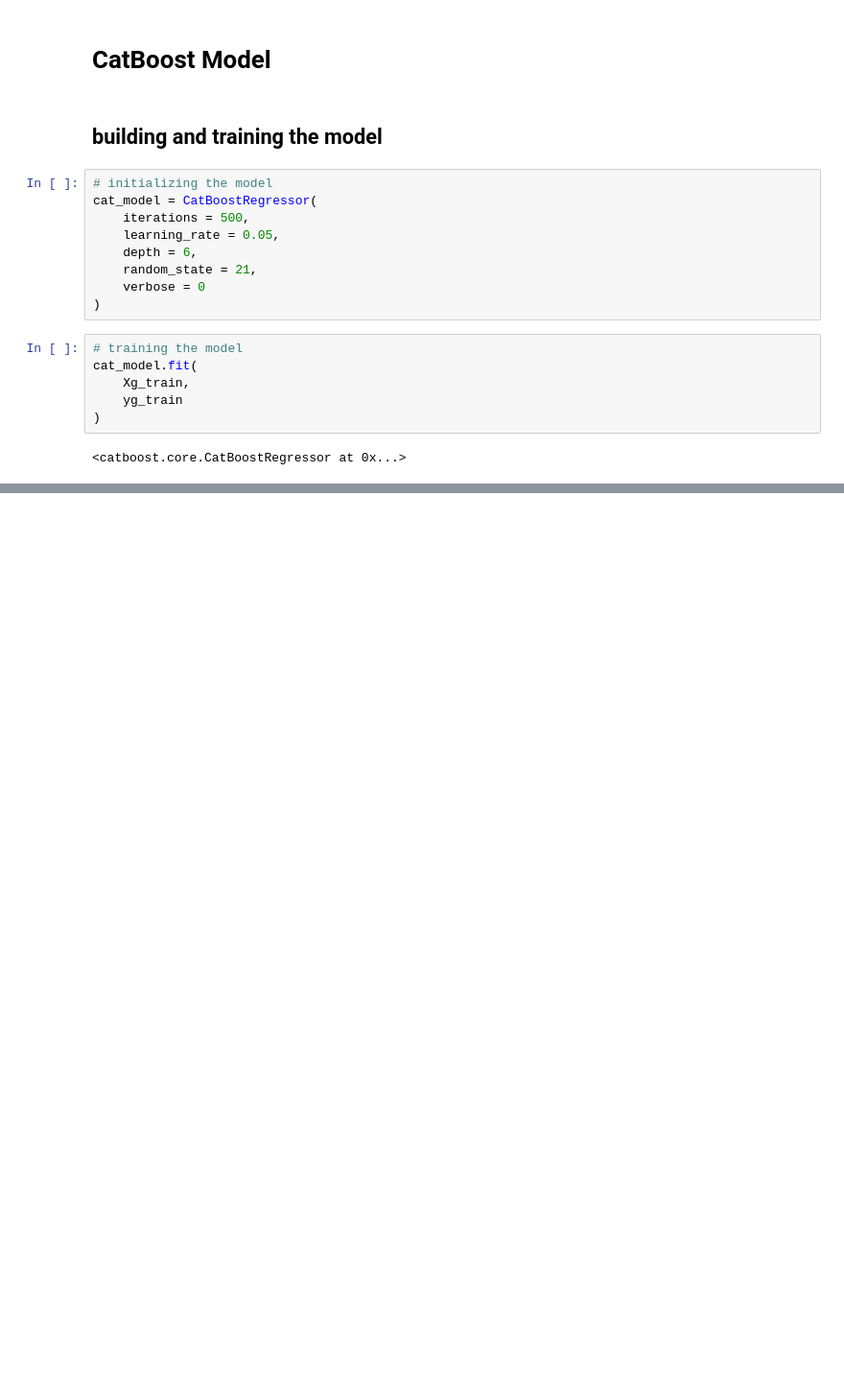
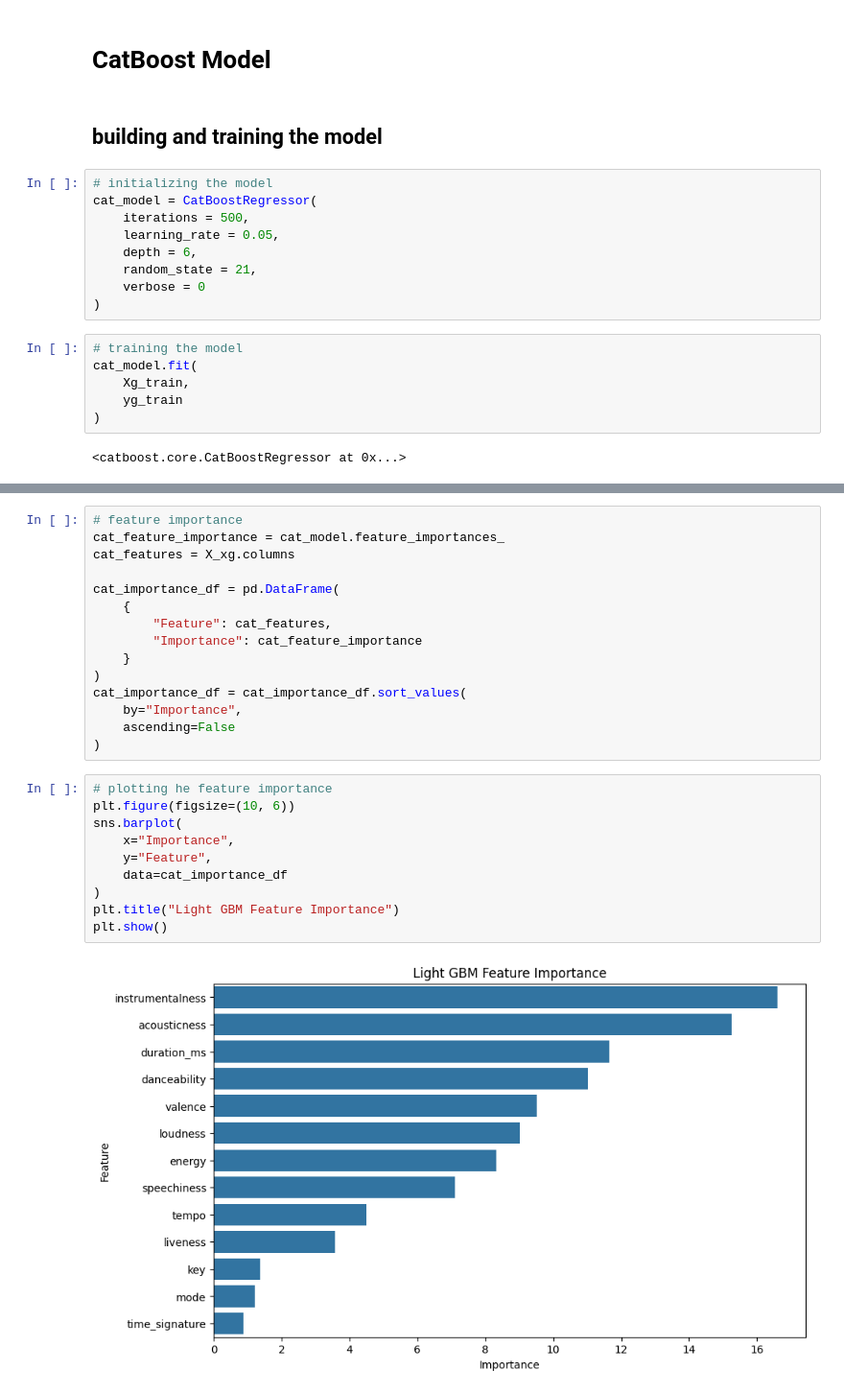
Before and after one commit to kamijoseph/Spotify-Song-Popularity, a Jupyter notebook: notebooks/main.ipynb, the cells around one changed output, grey strips where cells are left out. Shown at 96% size. Cells and saved outputs as stored; diff of their text form; blank space fills up the shorter version.

Commit message:
plots

```diff
--- a/notebooks/main.ipynb
+++ b/notebooks/main.ipynb
@@ -736,0 +753,27 @@ cat_model.fit(
+# %%
+# feature importance
+cat_feature_importance = cat_model.feature_importances_
+cat_features = X_xg.columns
+
+cat_importance_df = pd.DataFrame(
+    {
+        "Feature": cat_features,
+        "Importance": cat_feature_importance
+    }
+)
+cat_importance_df = cat_importance_df.sort_values(
+    by="Importance",
+    ascending=False
+)
+# %%
+# plotting he feature importance
+plt.figure(figsize=(10, 6))
+sns.barplot(
+    x="Importance",
+    y="Feature",
+    data=cat_importance_df
+)
+plt.title("Light GBM Feature Importance")
+plt.show()
+# %% [output]
+[figure, added]
```
Also changed, not shown: parts of 1 cell of this notebook, 1 other file.
